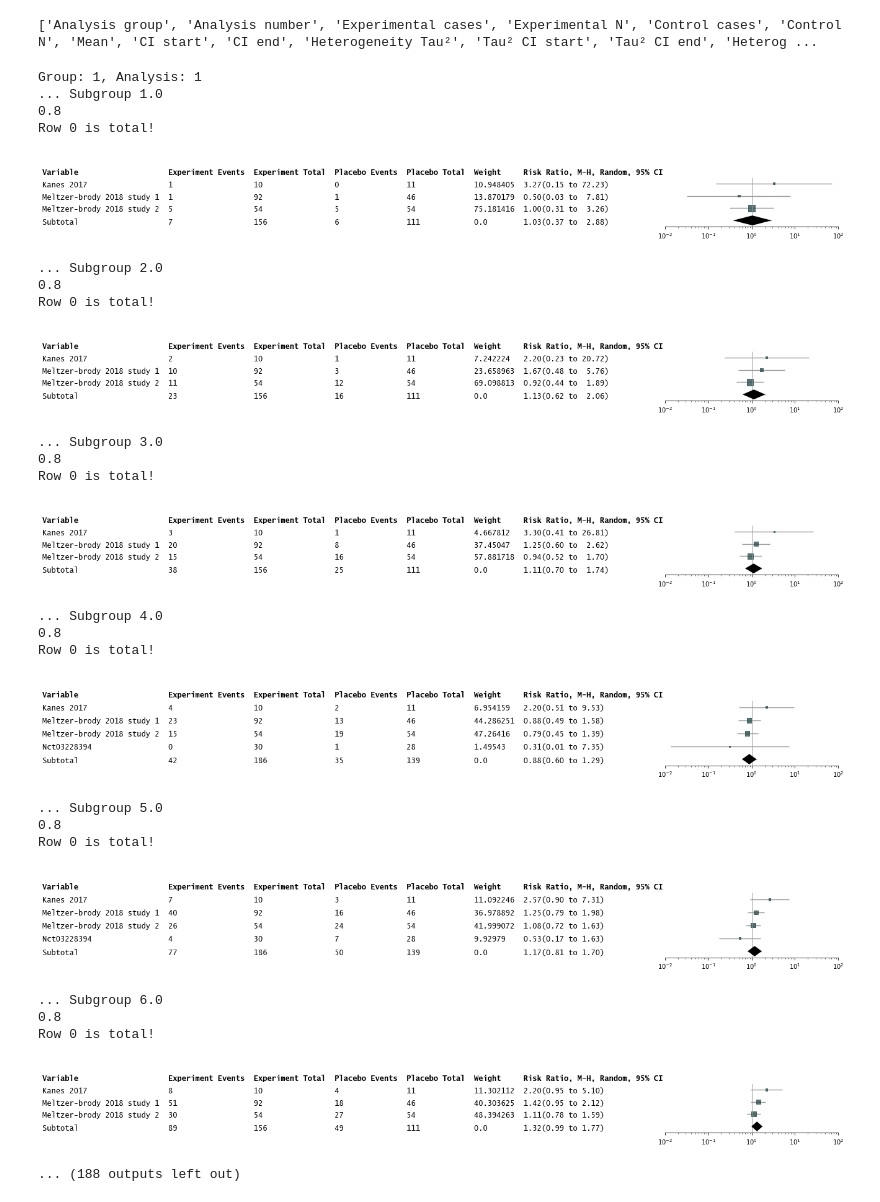
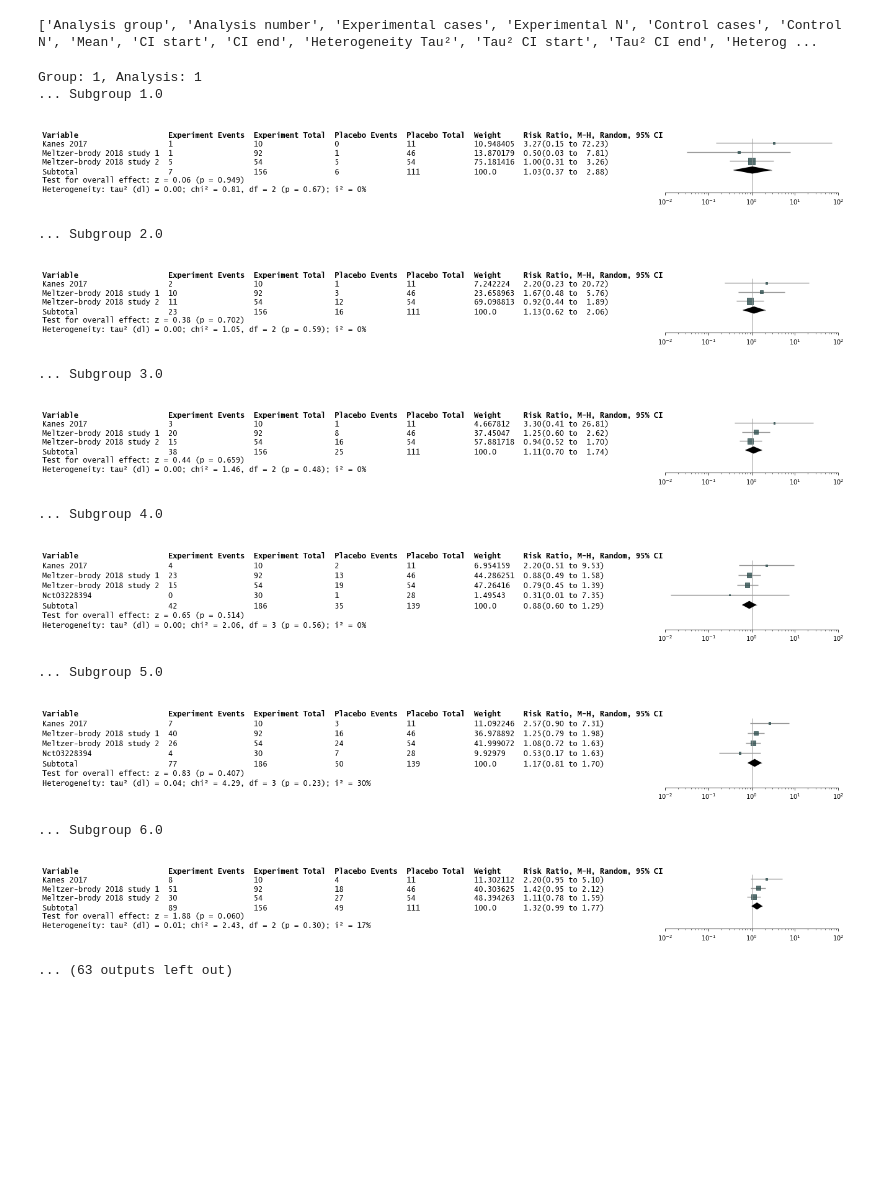
Before and after one commit to takua624/MEP, a Jupyter notebook: forest_plot_exploration.ipynb, the cells around one changed output. Cells and saved outputs as stored; diff of their text form; code cells hidden in the pictures; blank space fills up the shorter version.

Commit message:
add total effect stats
Format the data to utilize the latest added functions of forestplot module.

```diff
--- a/forest_plot_exploration.ipynb
+++ b/forest_plot_exploration.ipynb
@@ -81,6 +81,7 @@ for ag in df["Analysis group"].unique():
             sg_df = an_df[an_df["Subgroup number"]==sg].reset_index(drop=True)
             sg_name = sg_df["Subgroup"].unique()[0]
             sg_df["Is_total"] = 0
+            sg_df["Is_total_stats"] = 0
             figsize = (5, 0.5*sg_df.shape[0]+0.5)
             if sg==0:
                 # meaning actually no subgroup, pull data from the overall estimates file
@@ -96,12 +97,14 @@ for ag in df["Analysis group"].unique():
 
             # add an empty column to fill in estimation info necessary for the plot
             sg_df.loc[len(sg_df)] = [None]*len(sg_df.columns)
-            sg_df.loc[len(sg_df)-1, "Weight"] = 0
+            sg_df.loc[len(sg_df)-1, "Weight"] = 100
             sg_df.loc[len(sg_df)-1, "Study"] = "Subtotal"
             sg_df.loc[len(sg_df)-1, "Subgroup"] = sg_name
             sg_df.loc[len(sg_df)-1, "Is_total"] = 1
+            sg_df.loc[len(sg_df)-1, "Is_total_stats"] = 0
             for col in ["Mean", "CI start", "CI end"]:
                     sg_df.loc[len(sg_df)-1, col] = est_stats.loc[0,col]
+
 
             # Now we've collected all the data we need, time to consider how to plot it.
             # Configurations of the plots can be different depending on the stats method used.
@@ -117,58 +120,71 @@ for ag in df["Analysis group"].unique():
                     sg_df.loc[len(sg_df)-1, col] = int(est_stats.loc[0,col])
                 logscale = True
                 xticks = [0.01, 0.1, 1, 10, 100] # xticks have to be dynamically determined from the data, will consider this later!
             if stats_method=="IV":
                 annote = ["GIV Mean", "GIV SE", "Weight", "est_ci"]
                 annoteheaders = ["MD", "SE", "Weight", "Mean Difference, V, Random, 95% CI"]
                 # fill in the estimation data
 
                 sg_df.loc[len(sg_df)-1, "GIV Mean"] = ""
                 sg_df.loc[len(sg_df)-1, "GIV SE"] = ""
                 logscale = False
                 xticks = [-20, -10, 0, 10, 20] # xticks have to be dynamically determined from the data, will consider this later!
+
+            # add rows to contain info regarding subtotal stats
+            # row 1: Test for total effect
+            sg_df.loc[len(sg_df)] = [None]*len(sg_df.columns)
+            sg_df.loc[len(sg_df)-1, "Weight"] = 0
+            sg_df.loc[len(sg_df)-1, "Subgroup"] = sg_name
+            sg_df.loc[len(sg_df)-1, "Is_total"] = 0
+            sg_df.loc[len(sg_df)-1, "Is_total_stats"] = 1
+            effect_z = est_stats.loc[0, "Effect Z"]
+            effect_p = est_stats.loc[0, "Effect P"]
+            sg_df.loc[len(sg_df)-1, "Study"] = f"Test for overall effect: Z = {effect_z:.2f} (P = {effect_p:.3f})"
+
+            # row 2: Heterogeneity
+            sg_df.loc[len(sg_df)] = [None]*len(sg_df.columns)
+            sg_df.loc[len(sg_df)-1, "Weight"] = 0
+            sg_df.loc[len(sg_df)-1, "Subgroup"] = sg_name
+            sg_df.loc[len(sg_df)-1, "Is_total"] = 0
+            sg_df.loc[len(sg_df)-1, "Is_total_stats"] = 1
+            tau = est_stats.loc[0, "Heterogeneity Tau²"]
+            chi = est_stats.loc[0, "Heterogeneity Chi²"]
+            df = int(est_stats.loc[0, "Heterogeneity df"])
+            het_p = est_stats.loc[0, "Heterogeneity P"]
+            het_i = int(est_stats.loc[0, "Heterogeneity I²"])
+            sg_df.loc[len(sg_df)-1, "Study"] = f"Heterogeneity: Tau² (DL) = {tau:.2f}; Chi² = {chi:.2f}, df = {df} (P = {het_p:.2f}); I² = {het_i}%"
+
             # print(sg_df)
             # try:
             fp.forestplot(sg_df, estimate="Mean", ll="CI start", hl="CI end", capitalize="capitalize", varlabel="Study",
                   annote=annote, annoteheaders=annoteheaders, logscale=logscale, xticks=xticks, figsize=figsize,
-                  proportional_marker_size=True, contains_total=True, total_col="Is_total",
+                  weight_col="Weight", contains_total=True, total_col="Is_total", total_stats_col="Is_total_stats",
                   **{"xline":1,
                      "xlinecolor":"#999999"
                     }
                  )
             # figure height should be proportional to the number of rows involved in the data
             plt.show()
             # except:
             #     print(f"There's a problem with Group {ag}, Analysis {an}, Subgroup {sg}")
             # we don't to set "groupvar" if we're plotting one forest plot per sub-group
             # TODO: modify the library to handle the case of "Not estimable" (e.g., CD014624 analysis 2-5)
             # ------ 250714: DONE?
 # %% [output]
 Group: 1, Analysis: 1
 ... Subgroup 1.0
-0.8
-Row 0 is total!
-[figure, old version]
+[figure, new version]
 ... Subgroup 2.0
-0.8
-Row 0 is total!
-[figure, old version]
+[figure, new version]
 ... Subgroup 3.0
-0.8
-Row 0 is total!
-[figure, old version]
+[figure, new version]
 ... Subgroup 4.0
-0.8
-Row 0 is total!
-[figure, old version]
+[figure, new version]
 ... Subgroup 5.0
-0.8
-Row 0 is total!
-[figure, old version]
+[figure, new version]
 ... Subgroup 6.0
-0.8
-Row 0 is total!
-[figure, old version]
+[figure, new version]
-... (188 outputs left out)
+... (63 outputs left out)
 # %%
 df = fp.load_data("sleep")
 print(df.head(3))
```
Also changed, not shown: parts of 1 cell of this notebook.
